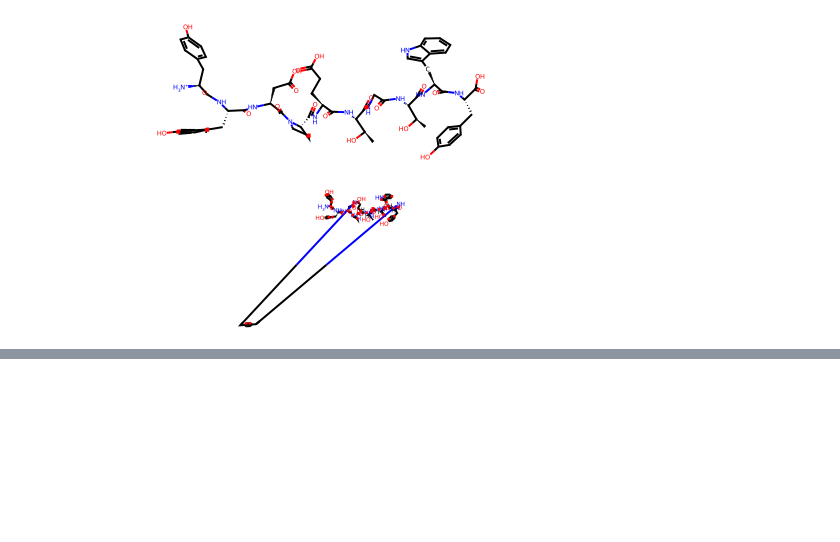
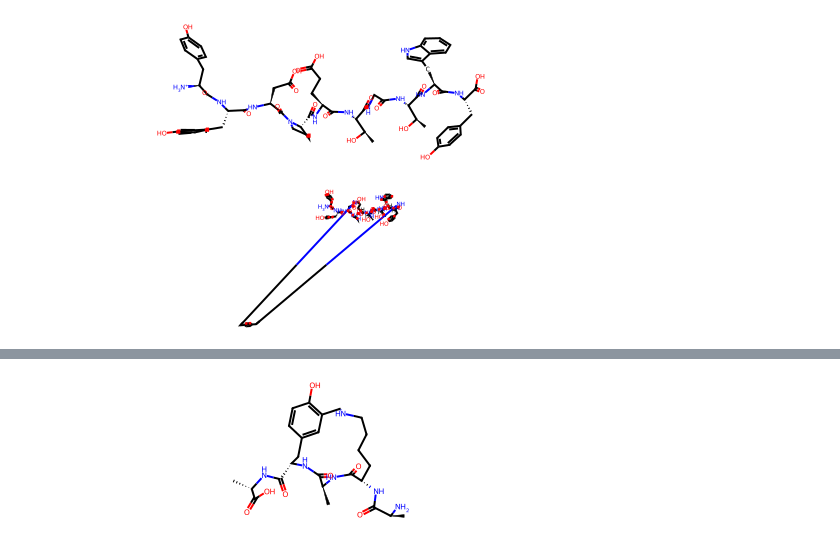
Before and after one commit to benjfdup/pyclops, a Jupyter notebook: examples/bens_notebook.ipynb, the cells around one changed output, grey strips where cells are left out. Saved outputs shown, nothing was run; the diff lists cells and outputs as text; code cells hidden in the pictures; blank space fills up the shorter version.

```diff
--- a/examples/bens_notebook.ipynb
+++ b/examples/bens_notebook.ipynb
@@ -150,0 +158,7 @@ AmideHead2Tail [0, 4] (x2 resonance groups), AmideLysTail [1, 4] (x2 resonance g
+# %%
+mol = struct_mkr.make_structure(lys_tyr_loss)
+AllChem.EmbedMolecule(mol, AllChem.ETKDG())
+AllChem.MMFFOptimizeMolecule(mol)
+
+mol
+# %% [output]
@@ -150,0 +167 @@ AmideHead2Tail [0, 4] (x2 resonance groups), AmideLysTail [1, 4] (x2 resonance g
+[figure, added]
```
Also changed, not shown: parts of 7 cells of this notebook, 2 other files.
